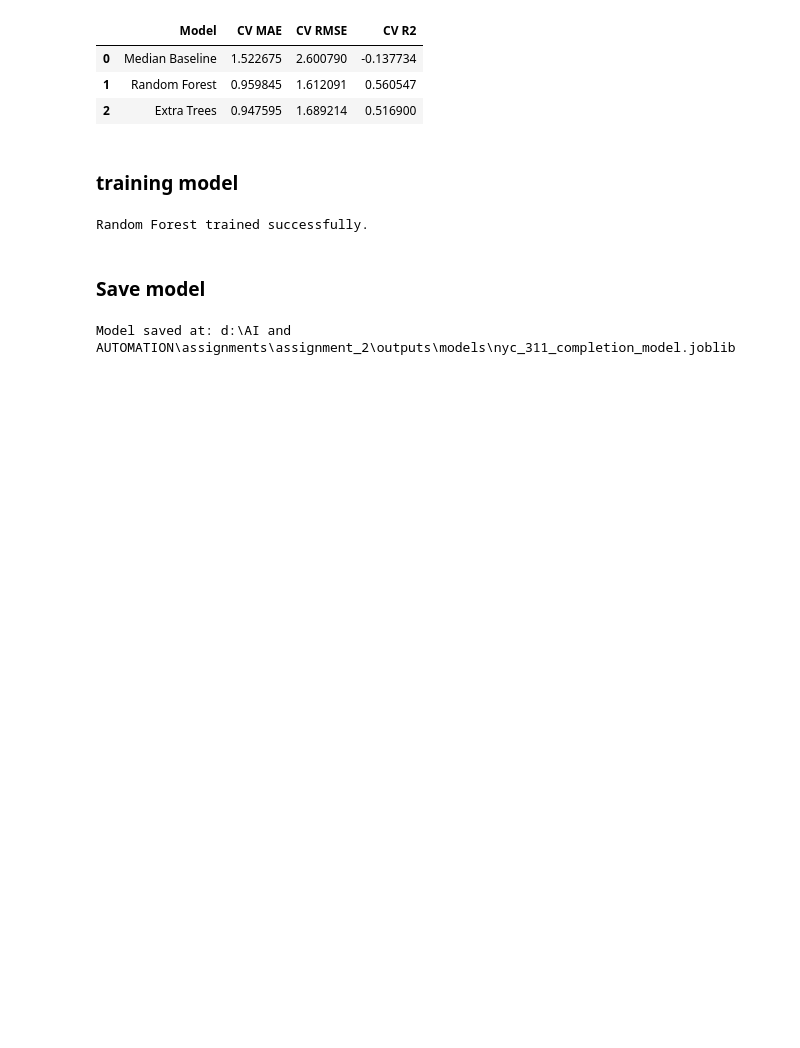
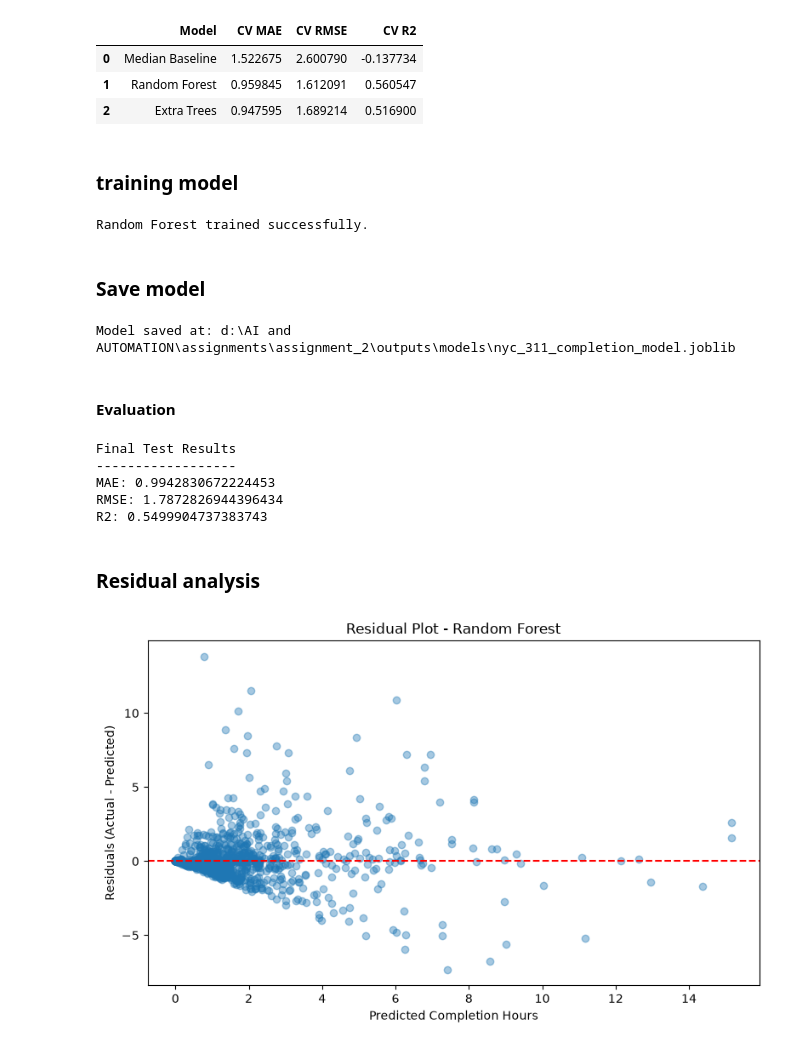
Before and after one commit to MuhammadSaud60/Assignment_2_Reproducible, a Jupyter notebook: notebooks/03_03_completion_time_modeling.ipynb, the cells around one changed output. Saved outputs shown, nothing was run; the diff lists cells and outputs as text; code cells hidden in the pictures; blank space fills up the shorter version.

Commit message:
model testing & model card

```diff
--- a/notebooks/03_03_completion_time_modeling.ipynb
+++ b/notebooks/03_03_completion_time_modeling.ipynb
@@ -357,3 +357,46 @@ joblib.dump(best_model, model_path)
 print("Model saved at:", model_path)
 # %% [output]
 Model saved at: d:\AI and AUTOMATION\assignments\assignment_2\outputs\models\nyc_311_completion_model.joblib
+# %% [markdown]
+#### Evaluation
+# %%
+from sklearn.metrics import mean_absolute_error, mean_squared_error, r2_score
+import numpy as np
+
+y_pred = best_model.predict(X_test)
+
+test_mae = mean_absolute_error(y_test, y_pred)
+test_rmse = np.sqrt(mean_squared_error(y_test, y_pred))
+test_r2 = r2_score(y_test, y_pred)
+
+print("Final Test Results")
+print("------------------")
+print("MAE:", test_mae)
+print("RMSE:", test_rmse)
+print("R2:", test_r2)
+# %% [output]
+Final Test Results
+------------------
+MAE: 0.9942830672224453
+RMSE: 1.7872826944396434
+R2: 0.5499904737383743
+# %% [markdown]
+### Residual analysis
+# %%
+import matplotlib.pyplot as plt
+
+residuals = y_test - y_pred
+
+plt.figure(figsize=(8, 5))
+plt.scatter(y_pred, residuals, alpha=0.4)
+
+plt.axhline(y=0, color="red", linestyle="--")
+
+plt.xlabel("Predicted Completion Hours")
+plt.ylabel("Residuals (Actual - Predicted)")
+plt.title("Residual Plot - Random Forest")
+
+plt.tight_layout()
+plt.show()
+# %% [output]
+[figure, added]
```
Also changed, not shown: parts of 9 cells of this notebook, 4 other files.
